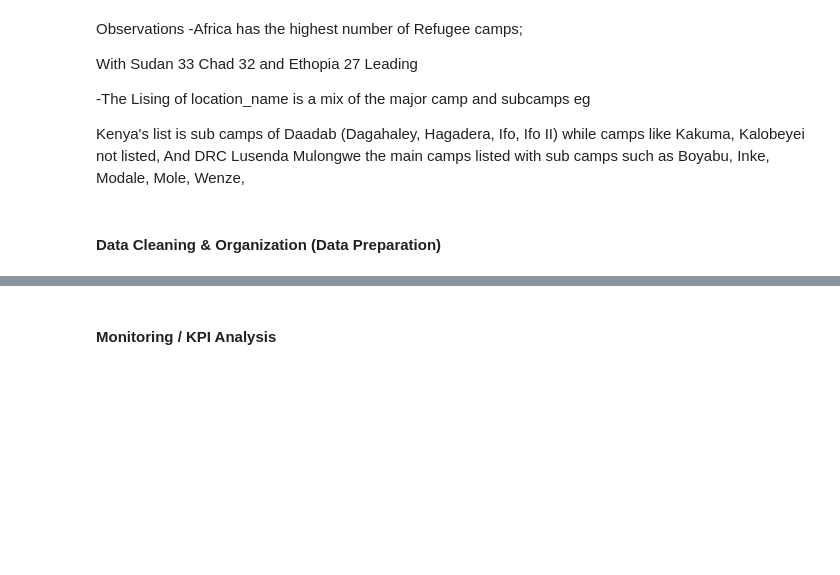
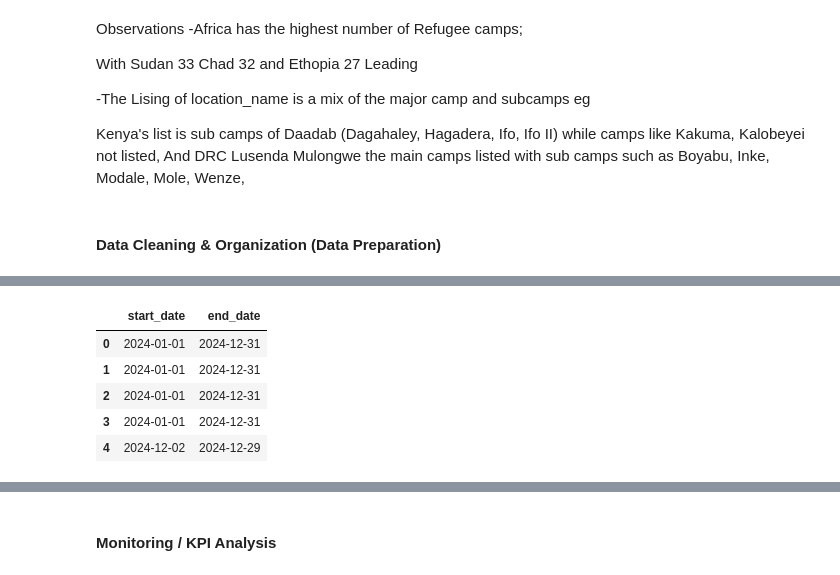
Before and after one commit to Njuraita/UNHCR-WASH-Indicators-Analysis-in-Refugee-Camps, a Jupyter notebook: main.ipynb, the cells around one changed output, grey strips where cells are left out. Drawn from its saved outputs; the diff is of its cells as text; code cells hidden in the pictures; blank space fills up the shorter version.

```diff
--- a/main.ipynb
+++ b/main.ipynb
@@ -278,0 +371,9 @@ Kenya's list is sub camps of Daadab (Dagahaley, Hagadera, Ifo, Ifo II) while cam
+# %%
+df[["start_date", "end_date"]].head()
+# %% [output]
+|  | start_date | end_date |
+| 0 | 2024-01-01 | 2024-12-31 |
+| 1 | 2024-01-01 | 2024-12-31 |
+| 2 | 2024-01-01 | 2024-12-31 |
+| 3 | 2024-01-01 | 2024-12-31 |
+| 4 | 2024-12-02 | 2024-12-29 |
```
Also changed, not shown: parts of 7 cells of this notebook.
